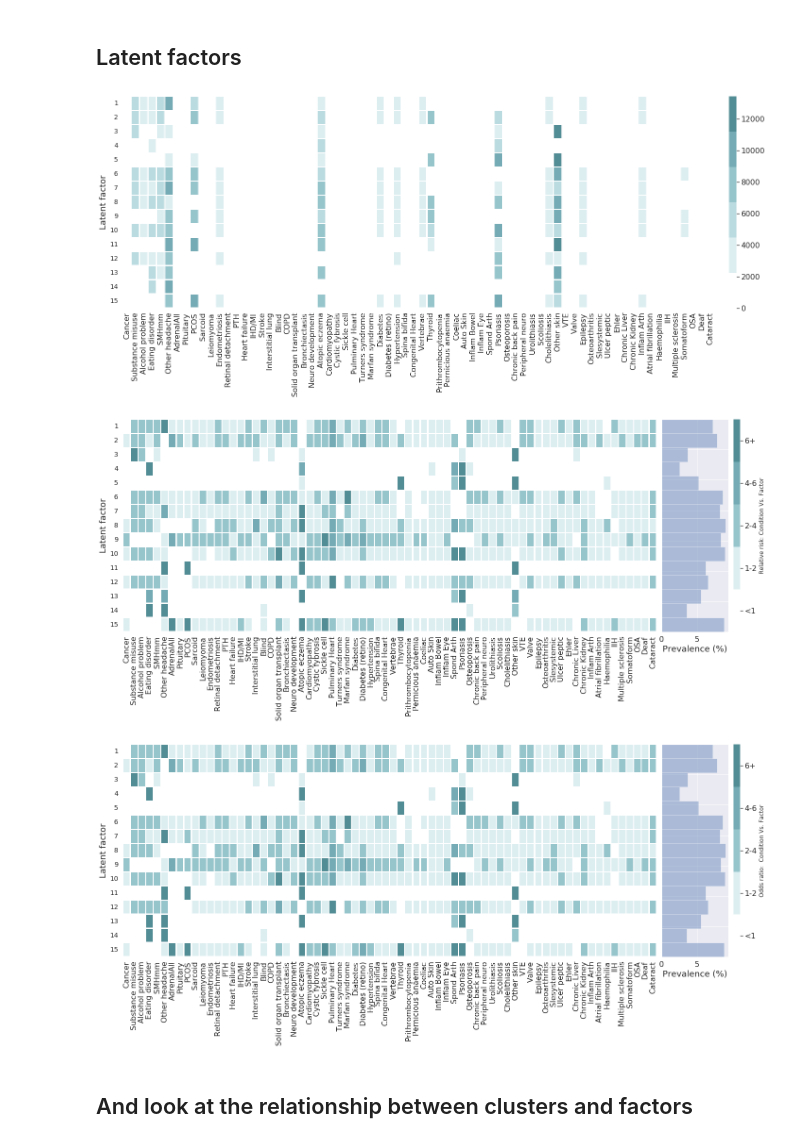
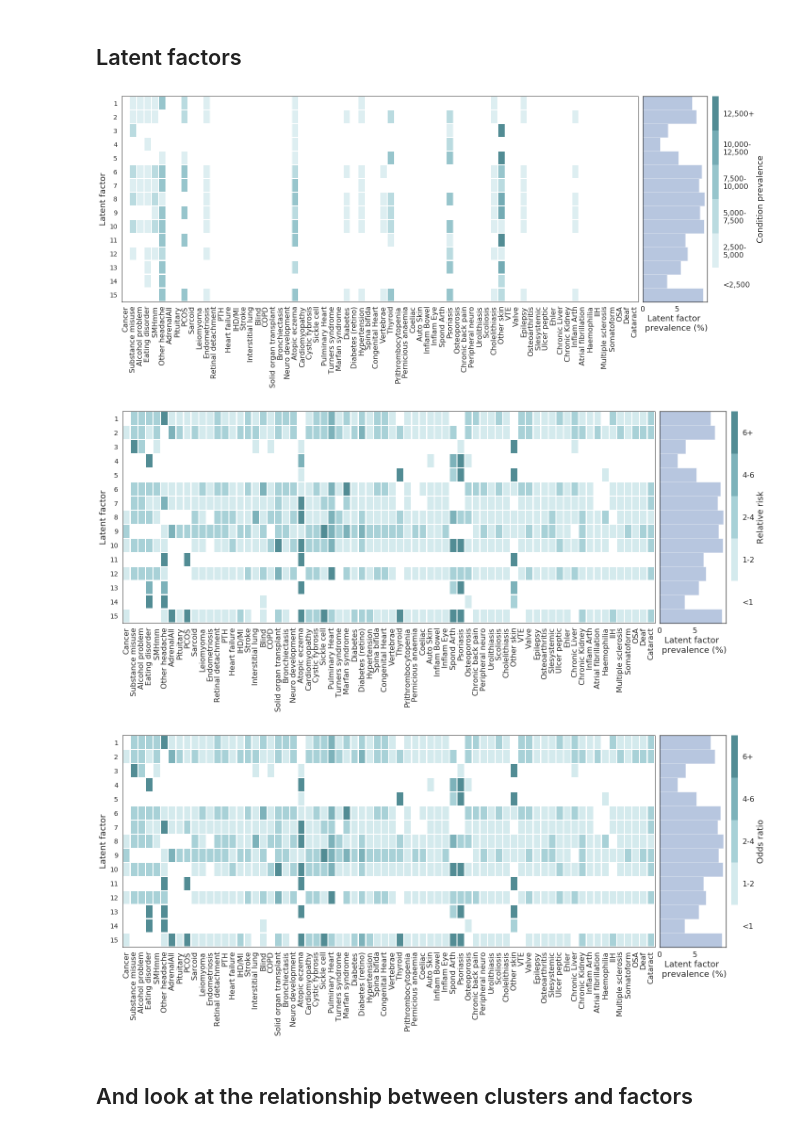
Before and after one commit to cwlgadd/mmVAE, a Jupyter notebook: scripts/comparison_SAIL/cprd_nations_70.ipynb, the cells around one changed output. Drawn from its saved outputs; the diff is of its cells as text; code cells hidden in the pictures.

Commit message:
consolodate plotting functions; and cluster/topic prevalence plot changes

```diff
--- a/scripts/comparison_SAIL/cprd_nations_70.ipynb
+++ b/scripts/comparison_SAIL/cprd_nations_70.ipynb
@@ -216,31 +203,35 @@ https://gist.github.com/mwaskom/de44147ed2974457ad6372750bbe5751
 # %%
 factor_labels = output_dict['topic_labels']
 factor_prevalence = output_dict['prevalence_topics']
 factor_RR = output_dict['RR_topics']
 factor_OR = output_dict['OR_topics']
 factor_counts = output_dict['count_topics']
 
 # Prevalence
-cluster_grid(factor_prevalence, cluster_names=factor_labels, condition_names=diag_frame.columns.tolist(),
-             save_path=f'{path_to_figs}FactorPrevalence',
-             ylabel='Latent factor',
-            )
+_increments = 2500
+plot_grid(factor_prevalence, cluster_names=factor_labels, condition_names=diag_frame.columns.tolist(), counts=factor_counts, perc_threshold=None,
+          save_path=f'{path_to_figs}FactorPrevalence',
+          ylabel='Latent factor',  cbar_label="Condition prevalence",
+          bins = [int(_increments * i) for i in range(1, np.int(np.ceil(np.max(factor_prevalence) / _increments)))]
+          )
 
 # Relative risks
-relative_risk(factor_RR, cluster_names=factor_labels, condition_names=diag_frame.columns.tolist(), counts=factor_counts, perc_threshold=None,
-              save_path=f'{path_to_figs}FactorRelativeRisk',
-              ylabel='Latent factor', cbar_label="Relative risk: Condition Vs. Factor"
-             )
+plot_grid(factor_RR, cluster_names=factor_labels, condition_names=diag_frame.columns.tolist(), counts=factor_counts, perc_threshold=None,
+          save_path=f'{path_to_figs}FactorRelativeRisk',
+          ylabel='Latent factor', cbar_label="Relative risk",
+          bins = [1, 2, 4, 6]
+          )
 
 # Odds ratio
-relative_risk(factor_OR, cluster_names=factor_labels, condition_names=diag_frame.columns.tolist(), counts=factor_counts, perc_threshold=None,
-              save_path=f'{path_to_figs}FactorOddsRatio',
-              ylabel='Latent factor',  cbar_label="Odds ratio:  Condition Vs. Factor"
-             )
+plot_grid(factor_OR, cluster_names=factor_labels, condition_names=diag_frame.columns.tolist(), counts=factor_counts, perc_threshold=None,
+          save_path=f'{path_to_figs}FactorOddsRatio',
+          ylabel='Latent factor',  cbar_label="Odds ratio",
+          bins = [1, 2, 4, 6]
+          )
 # %% [output]
-[figure, old version]
+[figure, new version]
-[figure, old version]
+[figure, new version]
-[figure, old version]
+[figure, new version]
 # %% [markdown]
 ## And look at the relationship between clusters and factors
 # %%
```
Also changed, not shown: parts of 3 cells of this notebook, 2 other files.
